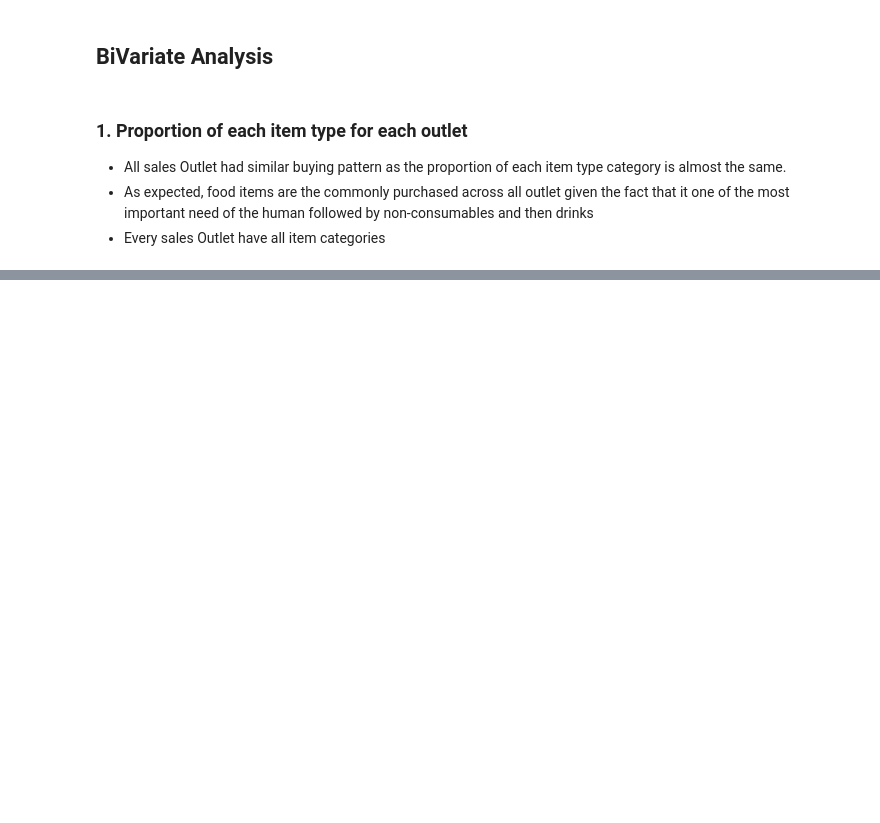
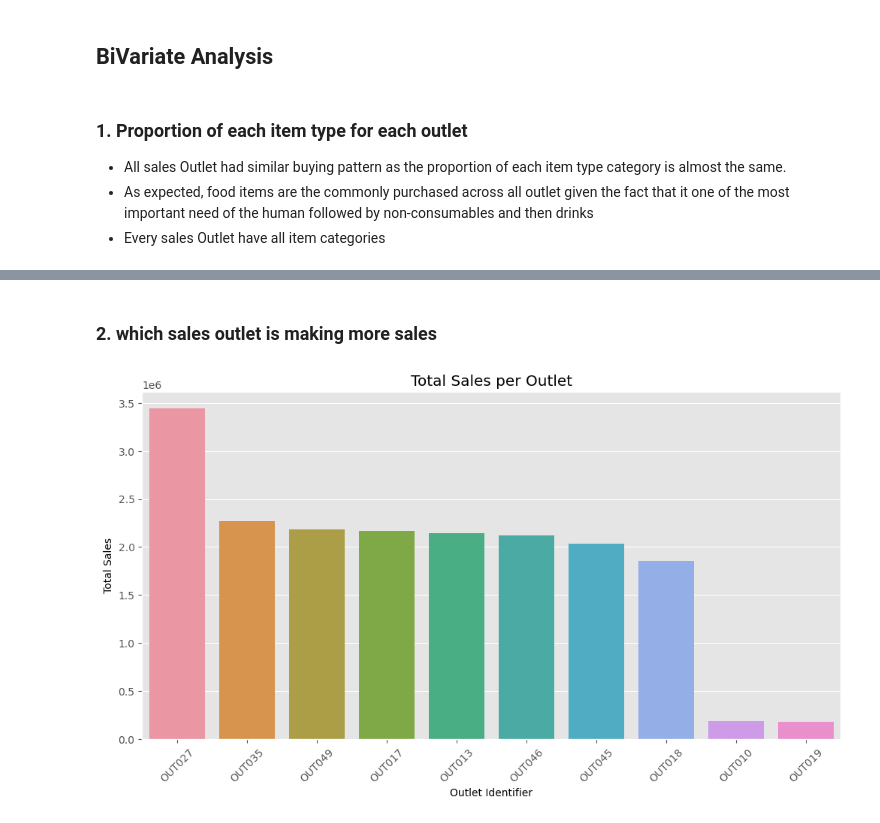
Before and after one commit to SirTee12/Big-Mart-Sales-Forecasting, a Jupyter notebook: Big-Mart-EDA.ipynb, the cells around one changed output, grey strips where cells are left out. Drawn from its saved outputs; the diff is of its cells as text; code cells hidden in the pictures; blank space fills up the shorter version.

Commit message:
plot bar chart of total sales amount for each outlet

```diff
--- a/Big-Mart-EDA.ipynb
+++ b/Big-Mart-EDA.ipynb
@@ -148,0 +147,22 @@ plt.show()
+# %% [markdown]
+### 2. which sales outlet is making more sales
+# %%
+# Group by 'Outlet_Identifier' or 'Outlet_Type' and sum the sales
+total_sales_per_outlet = bigmart_copy.groupby('Outlet_Identifier')['Item_Outlet_Sales'].sum().\
+                         reset_index().sort_values(by = 'Item_Outlet_Sales',ascending = False)
+
+# Create the barplot
+plt.figure(figsize=(12, 6))
+sns.barplot(data=total_sales_per_outlet, x='Outlet_Identifier', y='Item_Outlet_Sales',
+           color=sns.set_palette('flare'))
+
+# Customize the plot
+plt.title('Total Sales per Outlet')
+plt.ylabel('Total Sales')
+plt.xlabel('Outlet Identifier')
+plt.xticks(rotation=45)  # Rotate x-axis labels for better readability
+
+# Display the plot
+plt.show()
+# %% [output]
+[figure, added]
```
Also changed, not shown: parts of 3 cells of this notebook.
